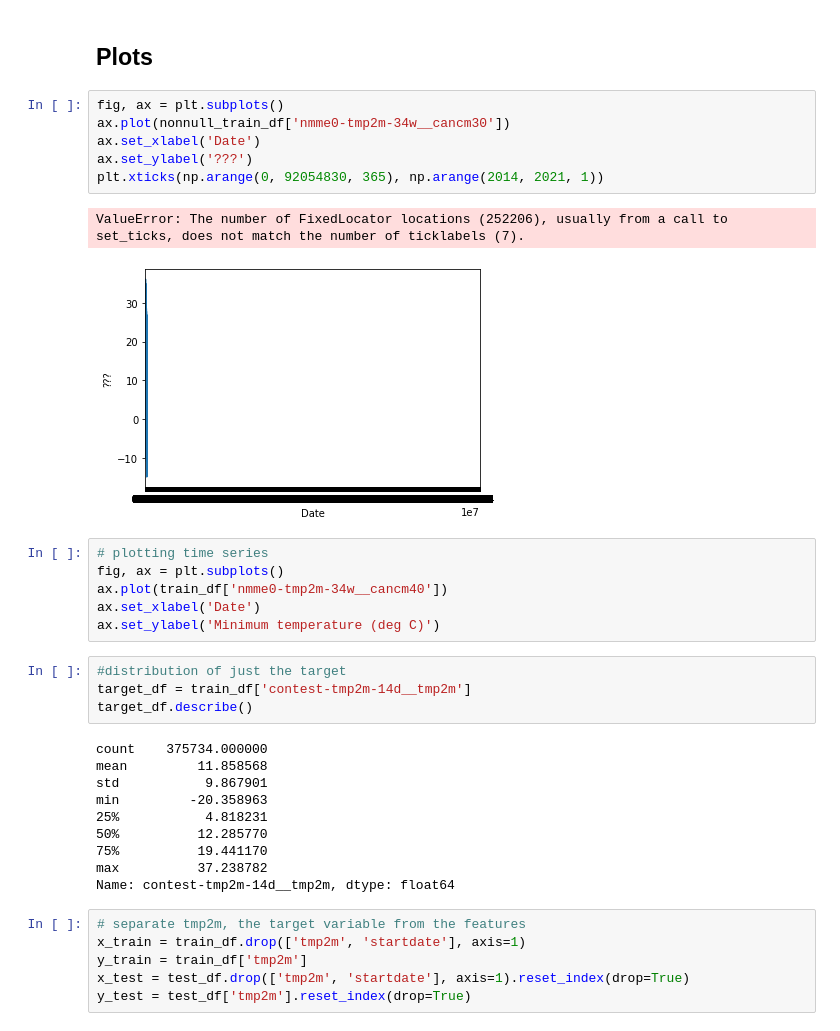
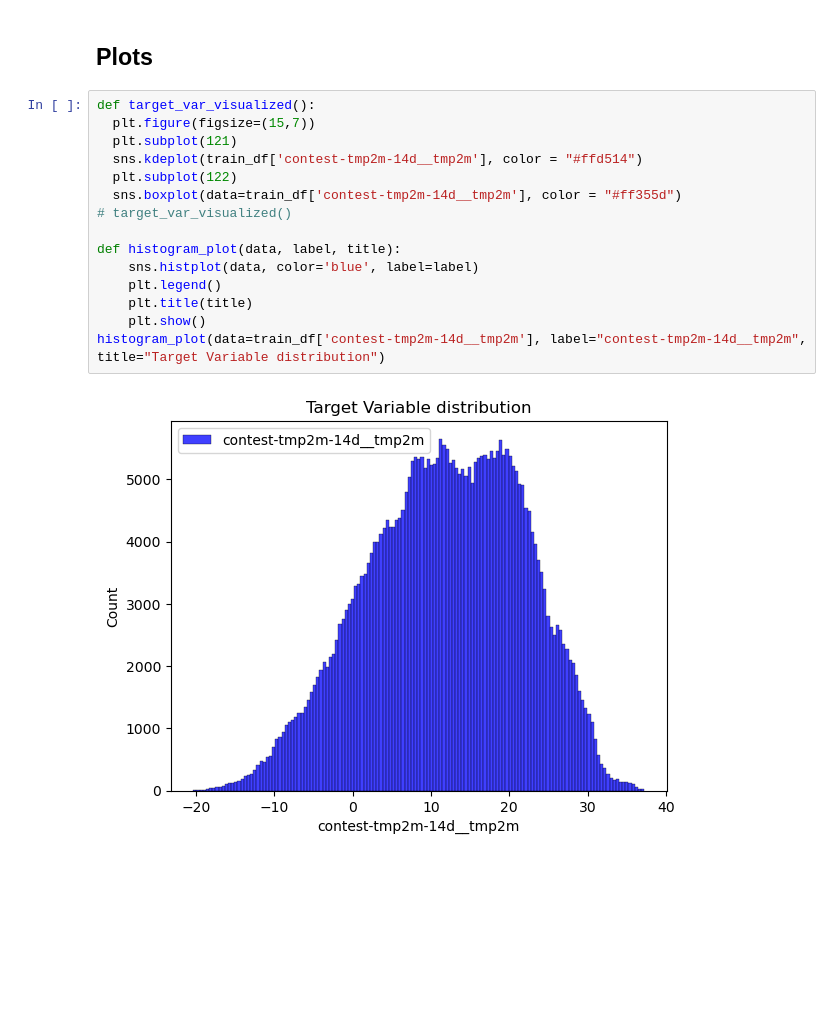
Before and after one commit to xingjian-bai/WiDS, a Jupyter notebook: works/Hannah/intro_eda.ipynb, the cells around one changed output. Drawn from its saved outputs; the diff is of its cells as text; blank space fills up the shorter version.

```diff
--- a/works/Hannah/eda.ipynb
+++ b/works/Hannah/intro_eda.ipynb
@@ -122,37 +156,19 @@ display(nonnull_train_df)
 # %% [markdown]
 ## Plots
-# %%
-fig, ax = plt.subplots()
-ax.plot(nonnull_train_df['nmme0-tmp2m-34w__cancm30'])
-ax.set_xlabel('Date')
-ax.set_ylabel('???')
-plt.xticks(np.arange(0, 92054830, 365), np.arange(2014, 2021, 1))
-# %% [output]
-ValueError: The number of FixedLocator locations (252206), usually from a call to set_ticks, does not match the number of ticklabels (7).
-[figure, removed]
-# %%
-# plotting time series
-fig, ax = plt.subplots()
-ax.plot(train_df['nmme0-tmp2m-34w__cancm40'])
-ax.set_xlabel('Date')
-ax.set_ylabel('Minimum temperature (deg C)')
-# %%
-#distribution of just the target
-target_df = train_df['contest-tmp2m-14d__tmp2m']
-target_df.describe()
-# %% [output]
-count    375734.000000
-mean         11.858568
-std           9.867901
-min         -20.358963
-25%           4.818231
-50%          12.285770
-75%          19.441170
-max          37.238782
-Name: contest-tmp2m-14d__tmp2m, dtype: float64
-# %%
-# separate tmp2m, the target variable from the features
-x_train = train_df.drop(['tmp2m', 'startdate'], axis=1)
-y_train = train_df['tmp2m']
-x_test = test_df.drop(['tmp2m', 'startdate'], axis=1).reset_index(drop=True)
-y_test = test_df['tmp2m'].reset_index(drop=True)
+# %%
+def target_var_visualized():
+  plt.figure(figsize=(15,7))
+  plt.subplot(121)
+  sns.kdeplot(train_df['contest-tmp2m-14d__tmp2m'], color = "#ffd514")
+  plt.subplot(122)
+  sns.boxplot(data=train_df['contest-tmp2m-14d__tmp2m'], color = "#ff355d")
+# target_var_visualized()
+
+def histogram_plot(data, label, title):
+    sns.histplot(data, color='blue', label=label)
+    plt.legend()
+    plt.title(title)
+    plt.show()
+histogram_plot(data=train_df['contest-tmp2m-14d__tmp2m'], label="contest-tmp2m-14d__tmp2m", title="Target Variable distribution")
+# %% [output]
+[figure, added]
```
Also changed, not shown: parts of 4 cells of this notebook, 4 other files.
